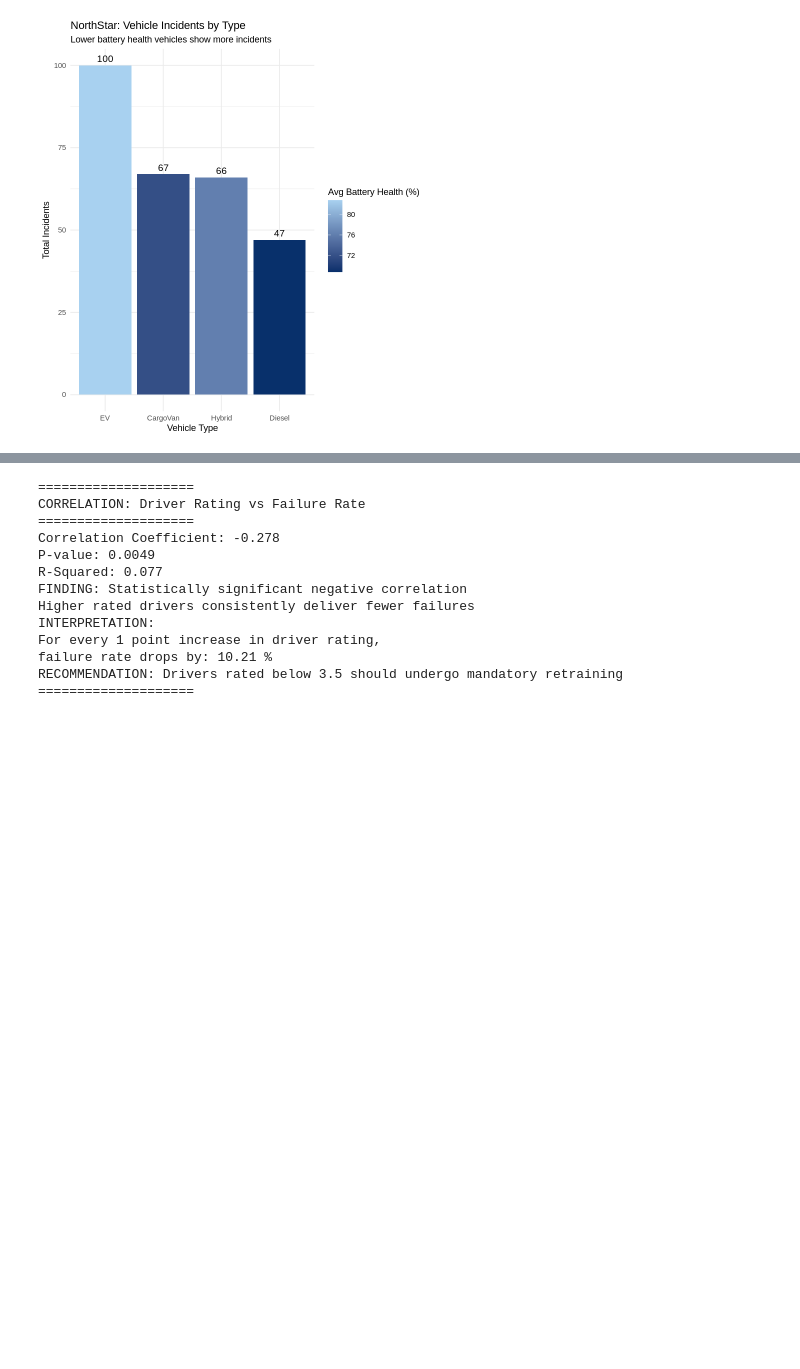
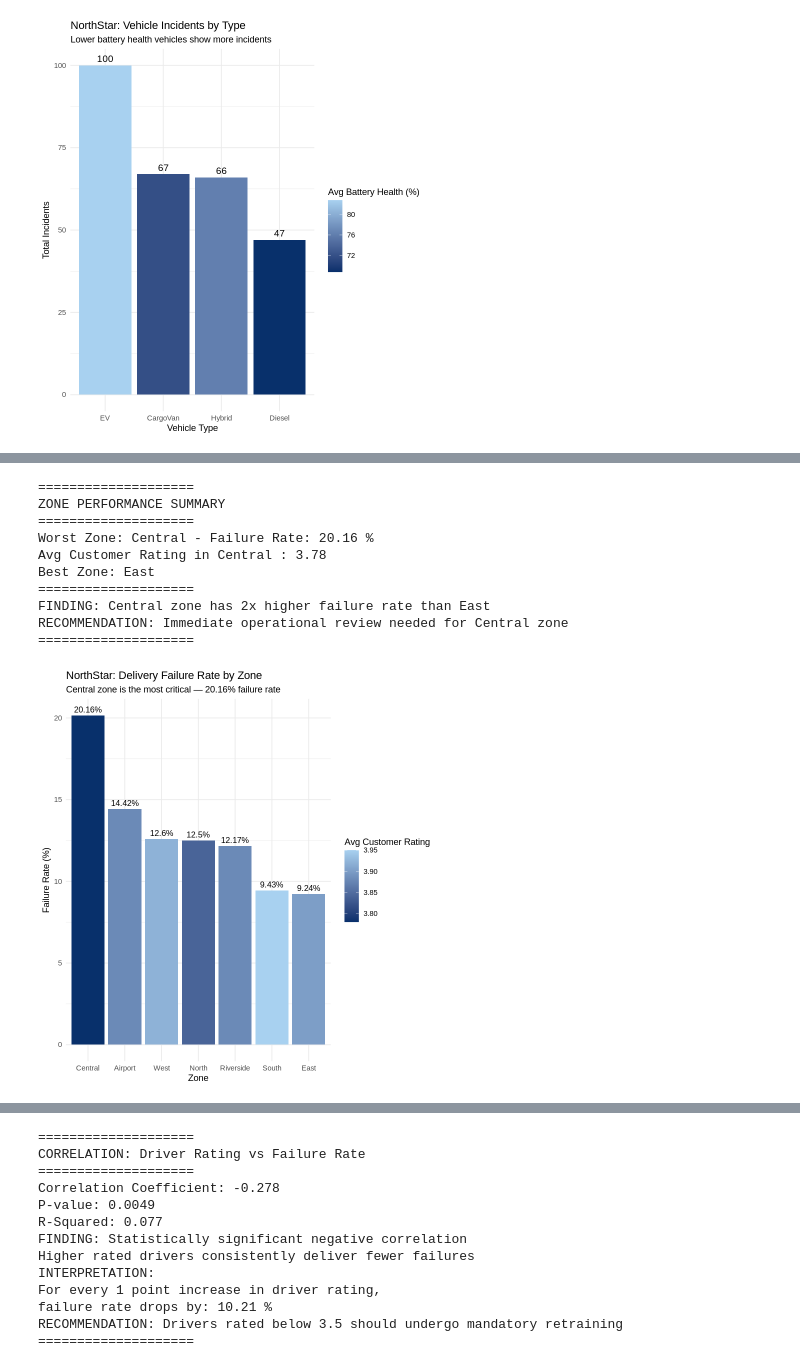
Before and after one commit to jaysagaredu-afk/northstar-dbanalysis-assessment, a Jupyter notebook: r_sql.ipynb, the cells around one changed output, grey strips where cells are left out. Drawn from its saved outputs; the diff is of its cells as text; code cells hidden in the pictures; blank space fills up the shorter version.

```diff
--- a/r_sql.ipynb
+++ b/r_sql.ipynb
@@ -376,3 +406,18 @@ Lowest Battery Health Vehicle: Diesel
 RECOMMENDATION: Prioritise maintenance for EV fleet
 ========================================
 [figure]
+# %%
+zone_failure_analysis <- sqldf("
+SELECT h.zone,
+       COUNT(dv.delivery_id) AS total_deliveries,
+       SUM(CASE WHEN dv.delivery_status = 'Failed' THEN 1 ELSE 0 END) AS failed_deliveries,
+       SUM(CASE WHEN dv.delivery_status = 'Delayed' THEN 1 ELSE 0 END) AS delayed_deliveries,
+       ROUND(SUM(CASE WHEN dv.delivery_status = 'Failed' THEN 1 ELSE 0 END) * 100.0 / COUNT(*), 2) AS failure_rate,
+       ROUND(AVG(dv.customer_rating_post_delivery), 2) AS avg_customer_rating
+FROM deliveries dv
+JOIN hubs h ON dv.hub_id = h.hub_id
+GROUP BY h.zone
+ORDER BY failure_rate DESC
+")
+
+print(zone_failure_analysis)
@@ -378,0 +441,41 @@ RECOMMENDATION: Prioritise maintenance for EV fleet
+# %%
+ggplot(zone_failure_analysis, aes(x = reorder(zone, -failure_rate),
+                                   y = failure_rate,
+                                   fill = avg_customer_rating)) +
+geom_bar(stat = "identity") +
+geom_text(aes(label = paste0(failure_rate, "%")), vjust = -0.5, size = 3.5) +
+scale_fill_gradient(low = "#08306b", high = "#a8d1f0") +
+labs(title = "NorthStar: Delivery Failure Rate by Zone",
+     subtitle = "Central zone is the most critical — 20.16% failure rate",
+     x = "Zone",
+     y = "Failure Rate (%)",
+     fill = "Avg Customer Rating") +
+theme_minimal()
+
+worst_zone <- zone_failure_analysis$zone[1]
+worst_zone_rate <- zone_failure_analysis$failure_rate[1]
+worst_zone_rating <- zone_failure_analysis$avg_customer_rating[1]
+best_zone <- zone_failure_analysis$zone[nrow(zone_failure_analysis)]
+
+cat("====================\n")
+cat("ZONE PERFORMANCE SUMMARY\n")
+cat("====================\n")
+cat("Worst Zone:", worst_zone, "- Failure Rate:", worst_zone_rate, "%\n")
+cat("Avg Customer Rating in", worst_zone, ":", worst_zone_rating, "\n")
+cat("Best Zone:", best_zone, "\n")
+cat("====================\n")
+cat("FINDING: Central zone has 2x higher failure rate than East\n")
+cat("RECOMMENDATION: Immediate operational review needed for Central zone\n")
+cat("====================\n")
+# %% [output]
+====================
+ZONE PERFORMANCE SUMMARY
+====================
+Worst Zone: Central - Failure Rate: 20.16 %
+Avg Customer Rating in Central : 3.78
+Best Zone: East
+====================
+FINDING: Central zone has 2x higher failure rate than East
+RECOMMENDATION: Immediate operational review needed for Central zone
+====================
+[figure, added]
```
Also changed, not shown: parts of 4 cells of this notebook.
